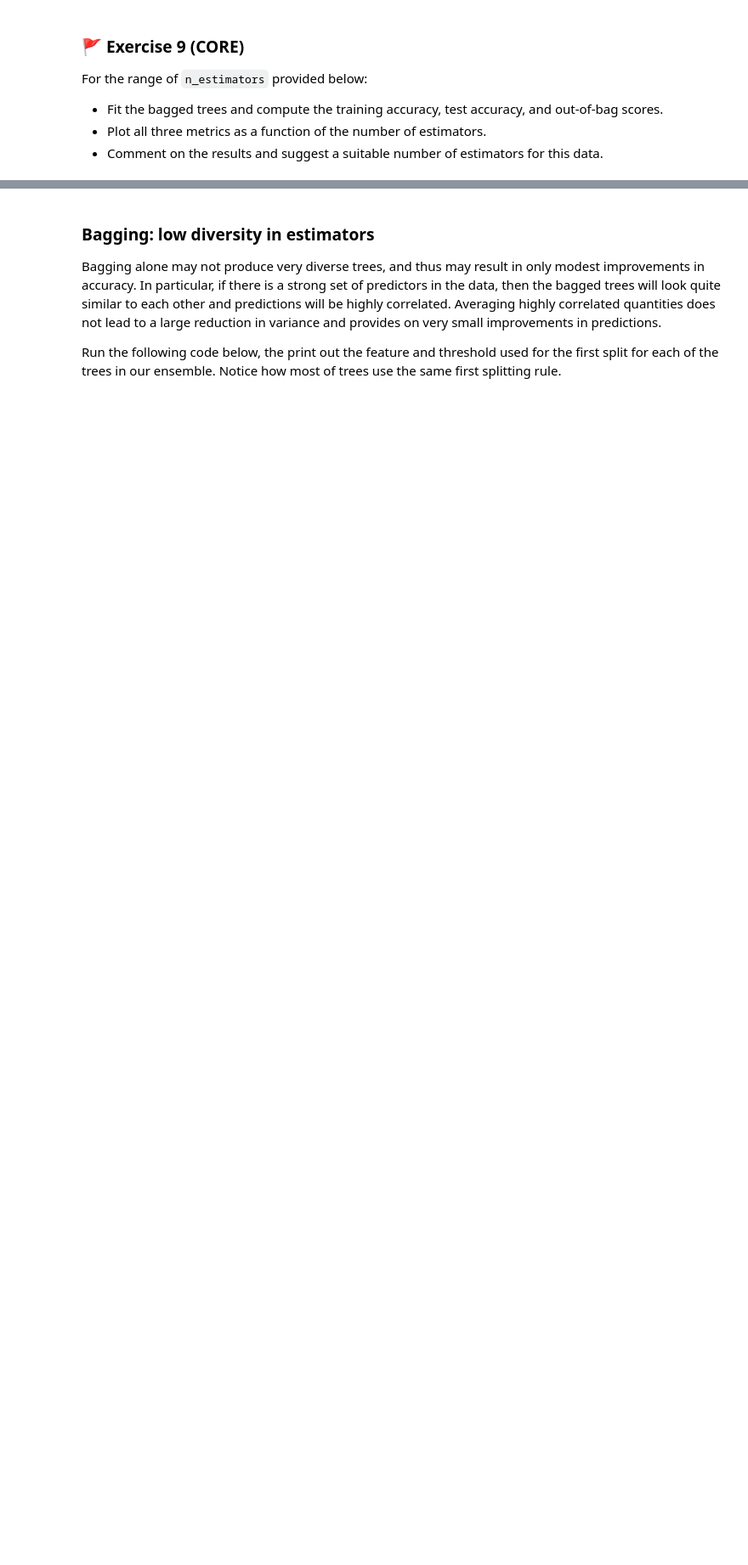
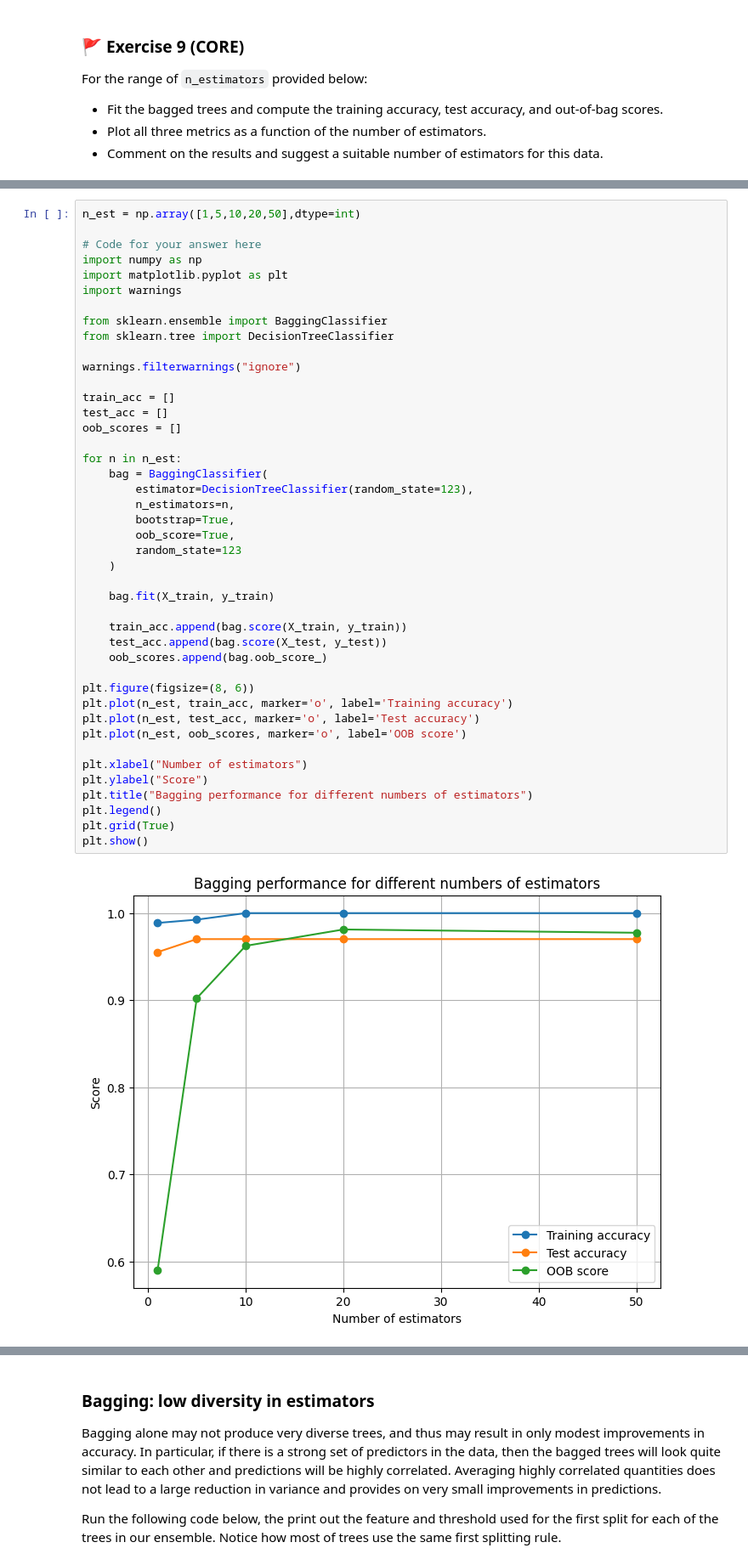
Before and after one commit to zici021129/MLP_2026_week08, a Jupyter notebook: mlp_week08.ipynb, the cells around one changed output, grey strips where cells are left out. Shown at 85% size. Drawn from its saved outputs; the diff is of its cells as text; blank space fills up the shorter version.

```diff
--- a/mlp_week08.ipynb
+++ b/mlp_week08.ipynb
@@ -593,0 +627,45 @@ _Type your answer here_
+# %%
+n_est = np.array([1,5,10,20,50],dtype=int)
+
+# Code for your answer here
+import numpy as np
+import matplotlib.pyplot as plt
+import warnings
+
+from sklearn.ensemble import BaggingClassifier
+from sklearn.tree import DecisionTreeClassifier
+
+warnings.filterwarnings("ignore")
+
+train_acc = []
+test_acc = []
+oob_scores = []
+
+for n in n_est:
+    bag = BaggingClassifier(
+        estimator=DecisionTreeClassifier(random_state=123),
+        n_estimators=n,
+        bootstrap=True,
+        oob_score=True,
+        random_state=123
+    )
+
+    bag.fit(X_train, y_train)
+
+    train_acc.append(bag.score(X_train, y_train))
+    test_acc.append(bag.score(X_test, y_test))
+    oob_scores.append(bag.oob_score_)
+
+plt.figure(figsize=(8, 6))
+plt.plot(n_est, train_acc, marker='o', label='Training accuracy')
+plt.plot(n_est, test_acc, marker='o', label='Test accuracy')
+plt.plot(n_est, oob_scores, marker='o', label='OOB score')
+
+plt.xlabel("Number of estimators")
+plt.ylabel("Score")
+plt.title("Bagging performance for different numbers of estimators")
+plt.legend()
+plt.grid(True)
+plt.show()
+# %% [output]
+[figure, added]
```
Also changed, not shown: parts of 17 cells of this notebook.
